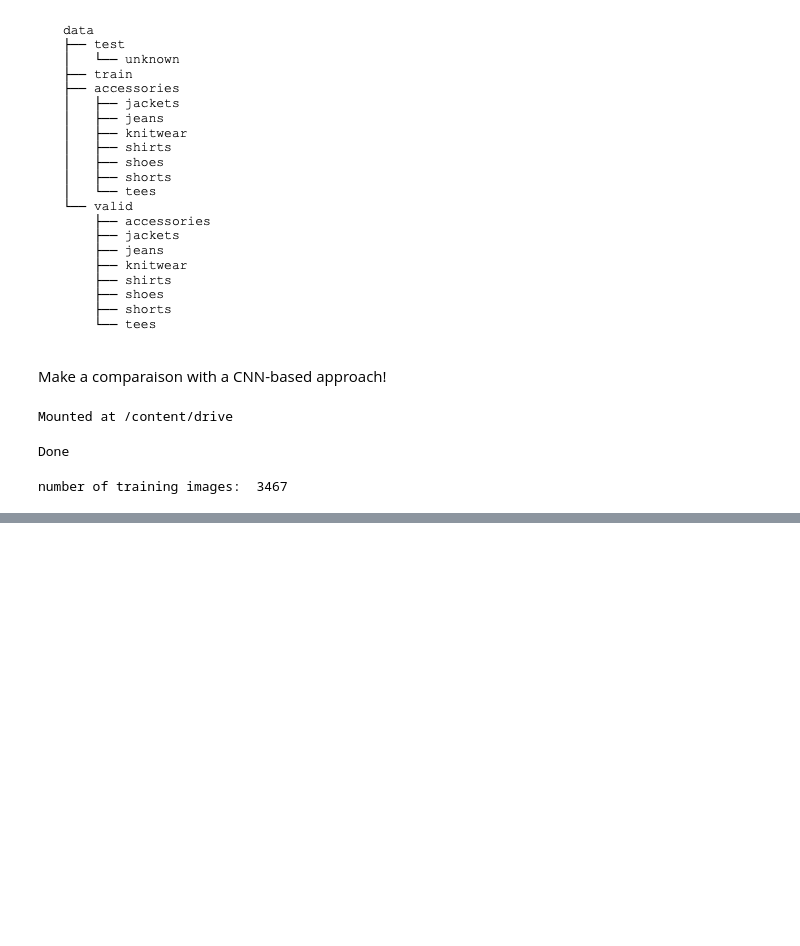
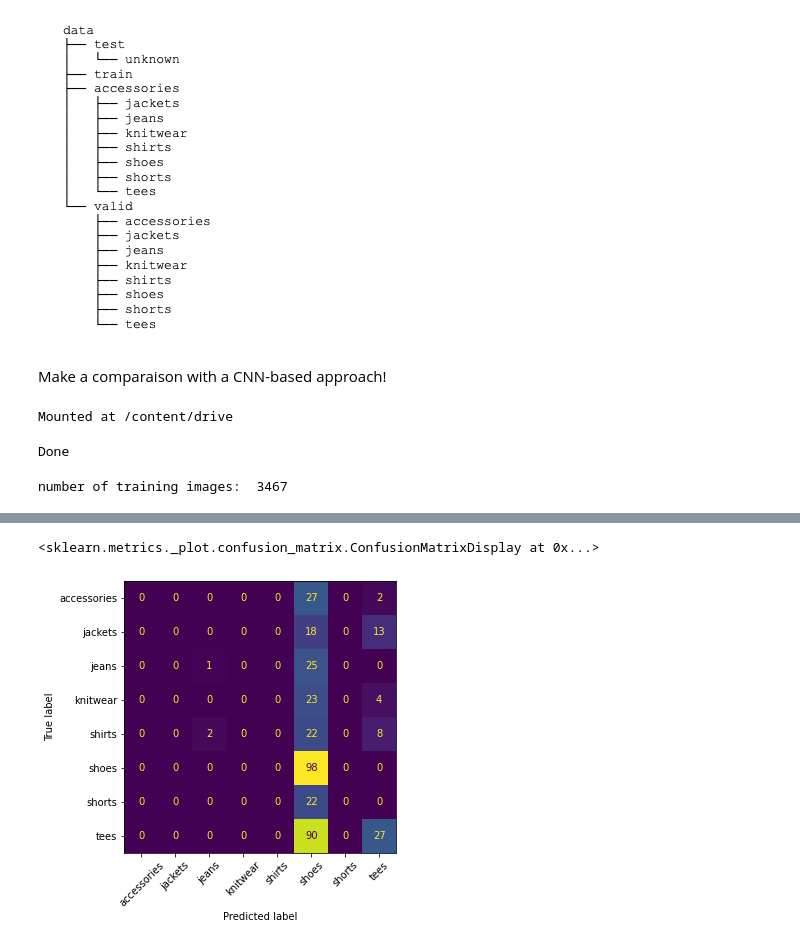
Before and after one commit to Mkenza/Computer_V_SDI, a Jupyter notebook: TP4_MAKHLOUF_vision_transformer.ipynb, the cells around one changed output, grey strips where cells are left out. Drawn from its saved outputs; the diff is of its cells as text; code cells hidden in the pictures; blank space fills up the shorter version.

Commit message:
added results with transformers

```diff
--- a/TP4_MAKHLOUF_vision_transformer.ipynb
+++ b/TP4_MAKHLOUF_vision_transformer.ipynb
@@ -228,7 +228,7 @@ After defining all the major components of the ViT architecture, we can put them
 # %% [markdown]
 ![image.png](embedded-picture-1)
 # %%
-def create_VisionTransformer(num_classes, num_patches=196, projection_dim=768, input_shape=(124, 124, 3)):
+def create_VisionTransformer(num_classes, num_patches=196, projection_dim=768, input_shape=(224, 224, 3)):
     inputs = Input(shape=input_shape)
     # Patch extractor
     patches = PatchExtractor()(inputs)
@@ -351,4 +352,4 @@ X_train.shape, Y_train.shape
 # %%
-model_multiclass = create_VisionTransformer(8)
+model_multiclass = create_VisionTransformer(8, num_patches=49,input_shape=(224, 124, 3))
 model_multiclass.summary()
 # %% [output]
@@ -371,4 +372,4 @@ Non-trainable params: 0
 _________________________________________________________________
 # %%
 from tensorflow.keras import optimizers
-model_multiclass.compile(loss='categorical_crossentropy', optimizer=optimizers.RMSprop(lr=1e-4), metrics=['acc'])
+model_multiclass.compile(loss='categorical_crossentropy', optimizer=optimizers.RMSprop(learning_rate=1e-4), metrics=['acc'])
@@ -407,0 +425,2 @@ plot_perf(history)
+# %%
+y_pred = np.argmax(model_multiclass.predict(X_val), axis=1)
@@ -407,0 +429,10 @@ plot_perf(history)
+# %%
+from sklearn.metrics import ConfusionMatrixDisplay, confusion_matrix
+dict_class = {"accessories":1, "jackets":2, "jeans": 3, "knitwear": 4, "shirts":5, "shoes":6, "shorts": 7, "tees": 8}
+fig, ax = plt.subplots(figsize=(20,5), facecolor="white")
+ConfusionMatrixDisplay(
+confusion_matrix = confusion_matrix(np.argmax(Y_val, axis=1), y_pred),
+display_labels = dict_class.keys()).plot(ax=ax, colorbar=False, xticks_rotation=45)
+# %% [output]
+<sklearn.metrics._plot.confusion_matrix.ConfusionMatrixDisplay at 0x...>
+[figure, added]
```
Also changed, not shown: parts of 10 cells of this notebook.
